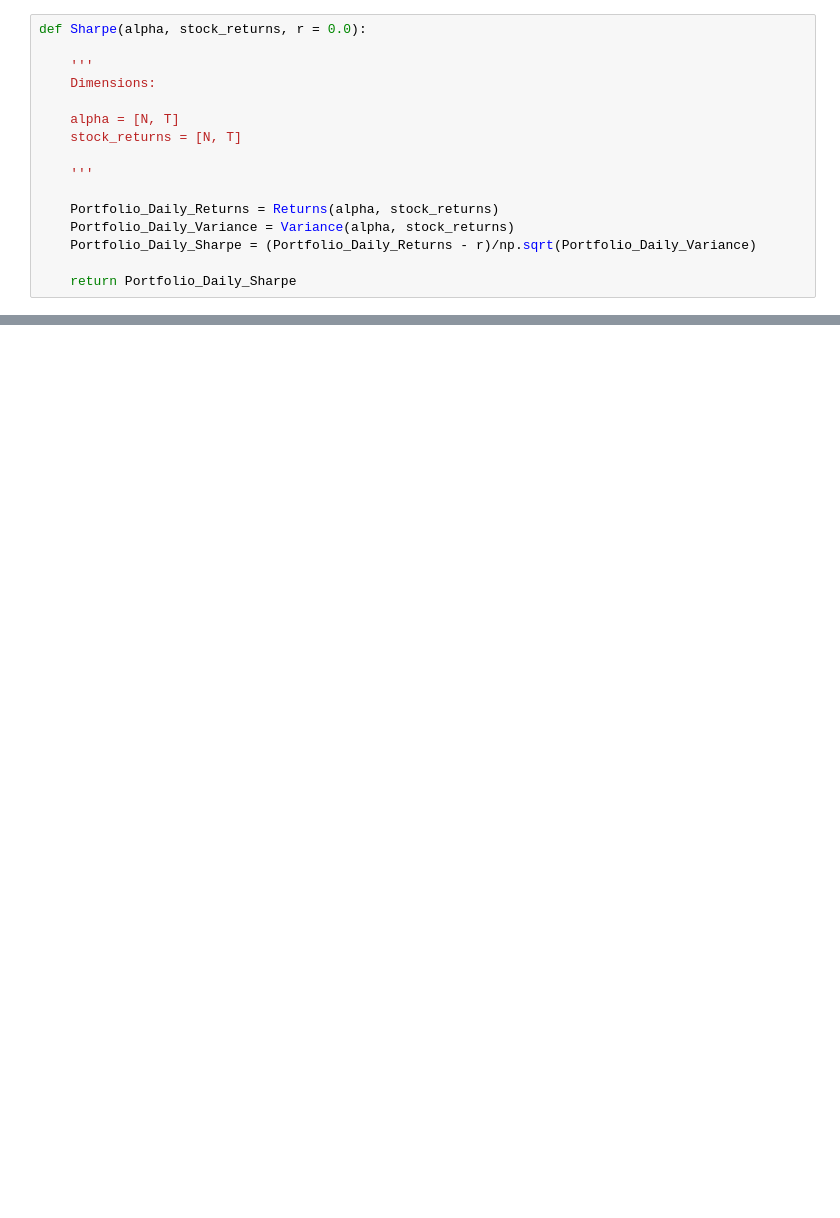
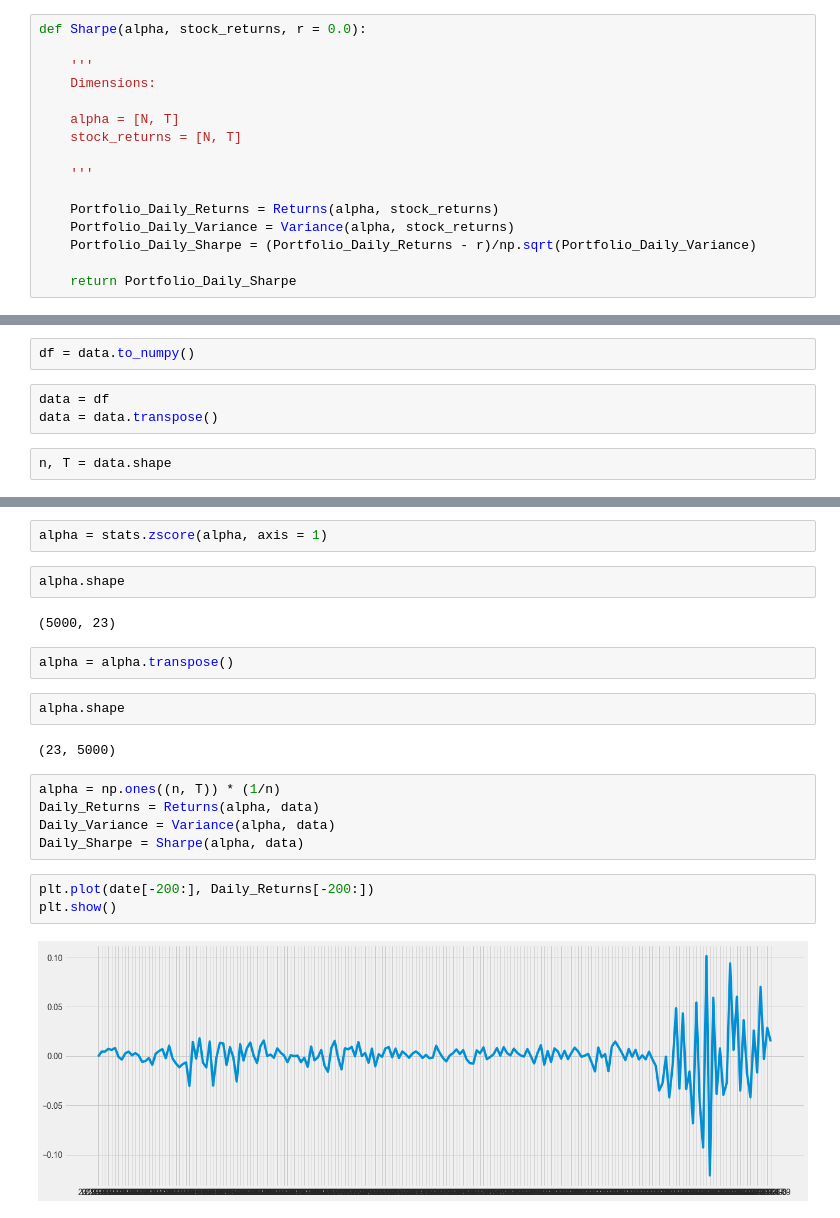
Before and after one commit to abhishekprog0/AlgorithmicTrading-AlphaTraders, a Jupyter notebook: source/PerformanceMetrics.ipynb, the cells around one changed output, grey strips where cells are left out. Saved outputs shown, nothing was run; the diff lists cells and outputs as text; blank space fills up the shorter version.

Commit message:
Updated Strategies and Visualization

```diff
--- a/source/PerformanceMetrics.ipynb
+++ b/source/PerformanceMetrics.ipynb
@@ -80,0 +98,7 @@ print (Daily_Sharpe)
+# %%
+df = data.to_numpy()
+# %%
+data = df
+data = data.transpose()
+# %%
+n, T = data.shape
@@ -80,0 +111,22 @@ print (Daily_Sharpe)
+# %%
+alpha = stats.zscore(alpha, axis = 1)
+# %%
+alpha.shape
+# %% [output]
+(5000, 23)
+# %%
+alpha = alpha.transpose()
+# %%
+alpha.shape
+# %% [output]
+(23, 5000)
+# %%
+alpha = np.ones((n, T)) * (1/n)
+Daily_Returns = Returns(alpha, data)
+Daily_Variance = Variance(alpha, data)
+Daily_Sharpe = Sharpe(alpha, data)
+# %%
+plt.plot(date[-200:], Daily_Returns[-200:])
+plt.show()
+# %% [output]
+[figure, added]
```
Also changed, not shown: parts of 12 cells of this notebook.
